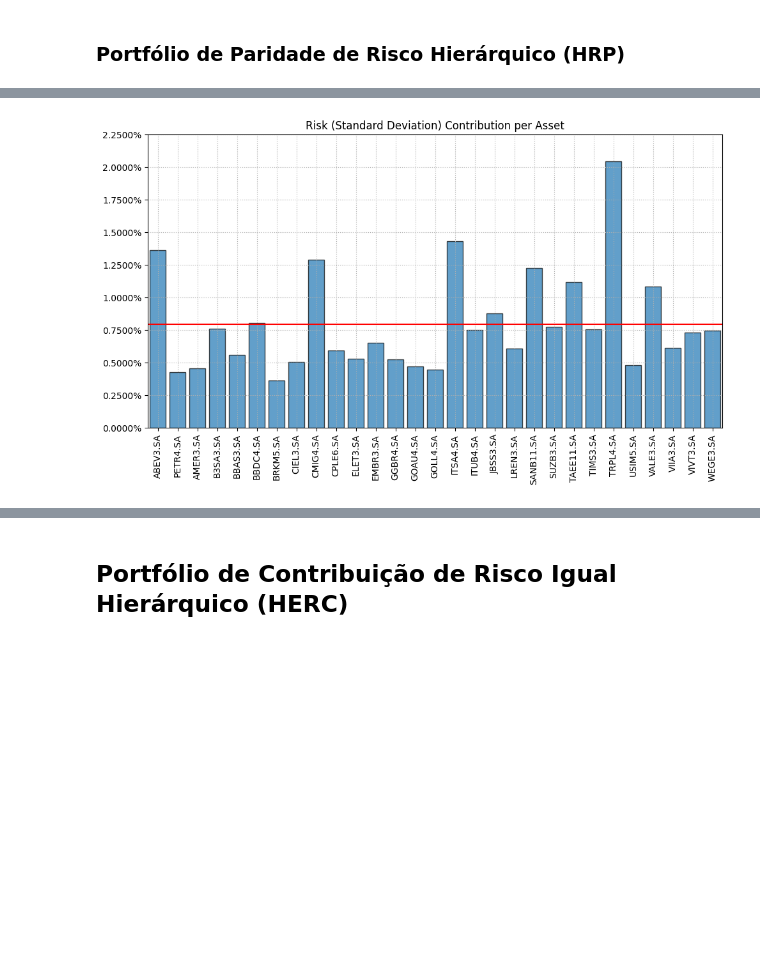
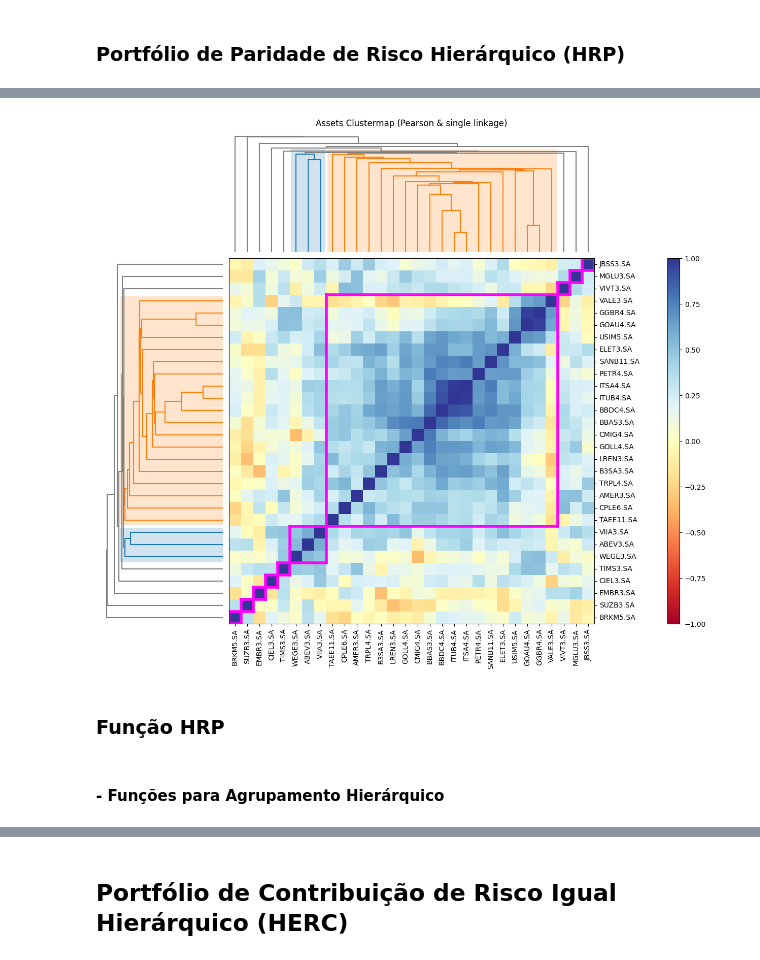
Before and after one commit to colantuono/ml-asset-allocation, a Jupyter notebook: HRP_Portfolio.ipynb, the cells around one changed output, grey strips where cells are left out. Saved outputs shown, nothing was run; the diff lists cells and outputs as text; code cells hidden in the pictures; blank space fills up the shorter version.

```diff
--- a/HRP_Portfolio.ipynb
+++ b/HRP_Portfolio.ipynb
@@ -103,19 +89,14 @@ ax = rp.plot_pie(w=w_HRP,
-# %%
-# Plotting the risk contribution per asset
-mu = rets.mean() # média do Retorno
-cov = rets.cov() # Matriz de Covaraincia
-returns = rets
-
-ax = rp.plot_risk_con(w=w_HRP,
-                      cov=cov,
-                      returns=returns,
-                      rm=rm,
-                      rf=0,
-                      alpha=0.05,
-                      color="tab:blue",
-                      height=6,
-                      width=10,
-                      t_factor=12,
-                      ax=None)
-# %% [output]
-[figure, removed]
+# %%
+ax = rp.plot_clusters(returns=rets,
+                      codependence=codependence,
+                      linkage=linkage,
+                      k=10,
+                      leaf_order=True,
+                      dendrogram=True,
+                      ax=None)
+# %% [output]
+[figure, added]
+# %% [markdown]
+### Função HRP
+# %% [markdown]
+#### - Funções para Agrupamento Hierárquico
```
Also changed, not shown: parts of 33 cells of this notebook, 3 other files.
